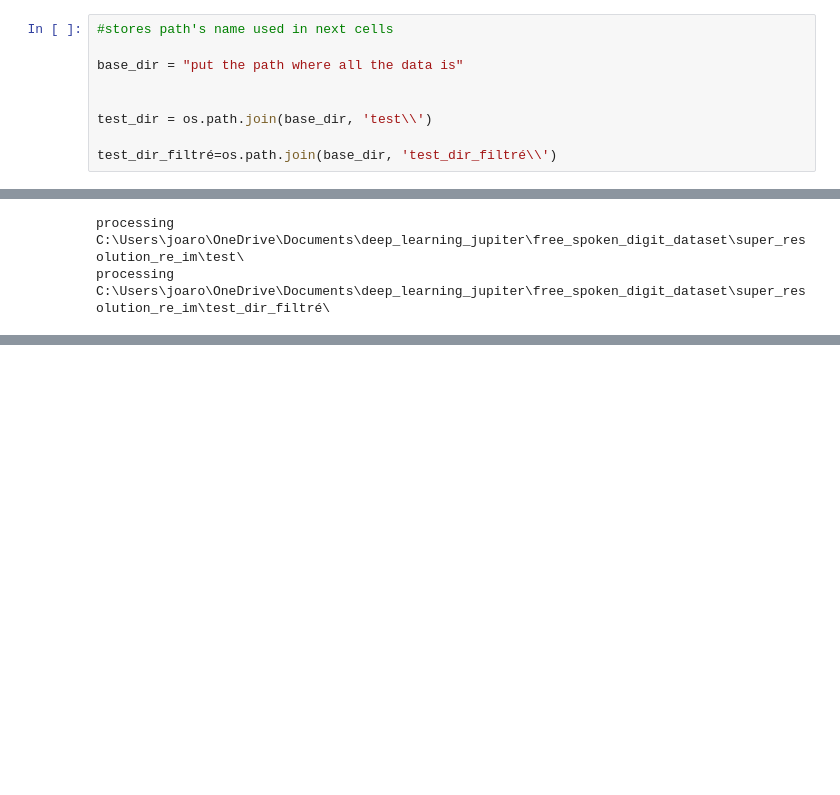
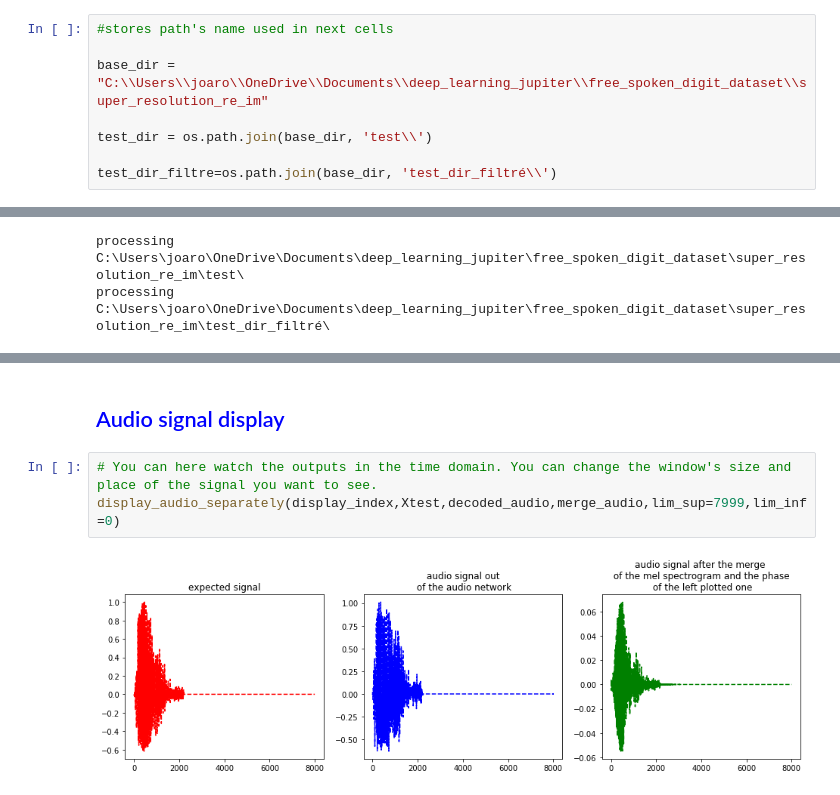
Before and after one commit to JoachimROSSEEL/AudioSuperResolution, a Jupyter notebook: test_notebook.ipynb, the cells around one changed output, grey strips where cells are left out. Cells and saved outputs as stored; diff of their text form; blank space fills up the shorter version.

```diff
--- a/test_notebook.ipynb
+++ b/test_notebook.ipynb
@@ -24,9 +22,8 @@ Using TensorFlow backend.
 # %%
 #stores path's name used in next cells
 
-base_dir = "put the path where all the data is"
-
+base_dir = "C:\\Users\\joaro\\OneDrive\\Documents\\deep_learning_jupiter\\free_spoken_digit_dataset\\super_resolution_re_im"
 
 test_dir = os.path.join(base_dir, 'test\\')
 
-test_dir_filtré=os.path.join(base_dir, 'test_dir_filtré\\')
+test_dir_filtre=os.path.join(base_dir, 'test_dir_filtré\\')
@@ -244,0 +152,7 @@ plt.show()
+# %% [markdown]
+## <span style="color:blue" >Audio signal display</span>
+# %%
+# You can here watch the outputs in the time domain. You can change the window's size and place of the signal you want to see.
+display_audio_separately(display_index,Xtest,decoded_audio,merge_audio,lim_sup=7999,lim_inf=0)
+# %% [output]
+[figure, added]
```
Also changed, not shown: parts of 34 cells of this notebook.
